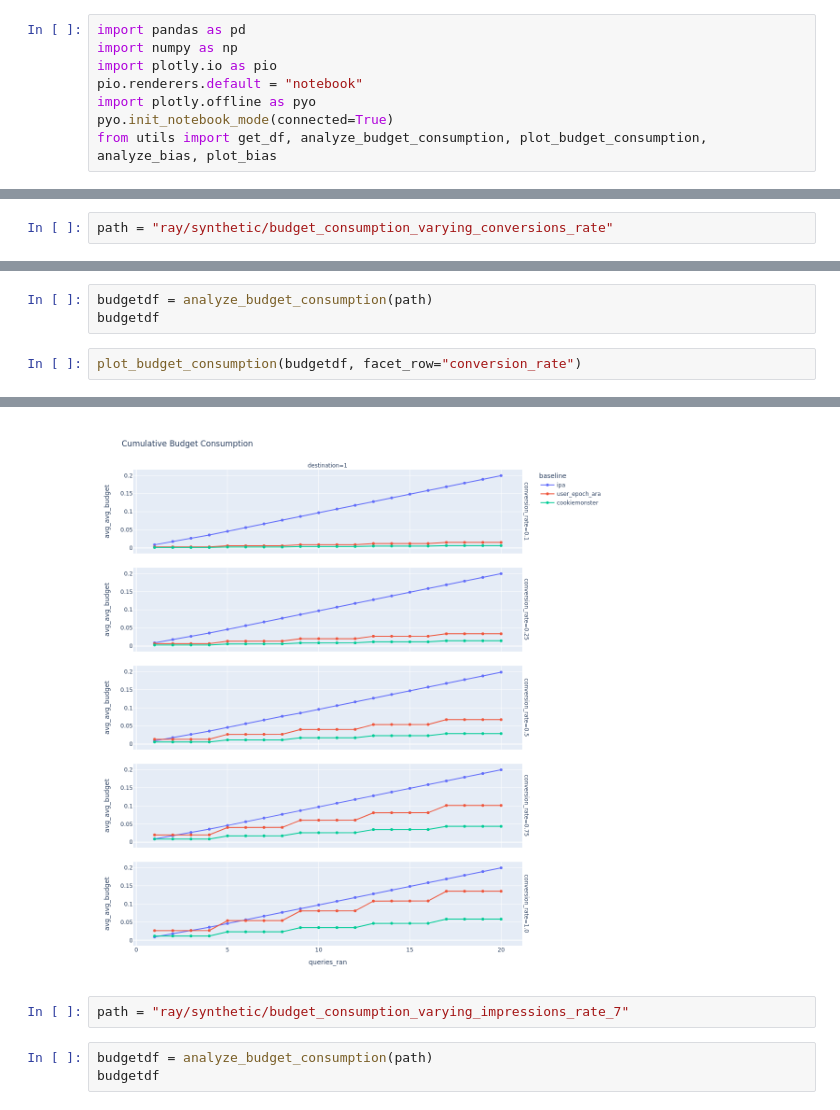
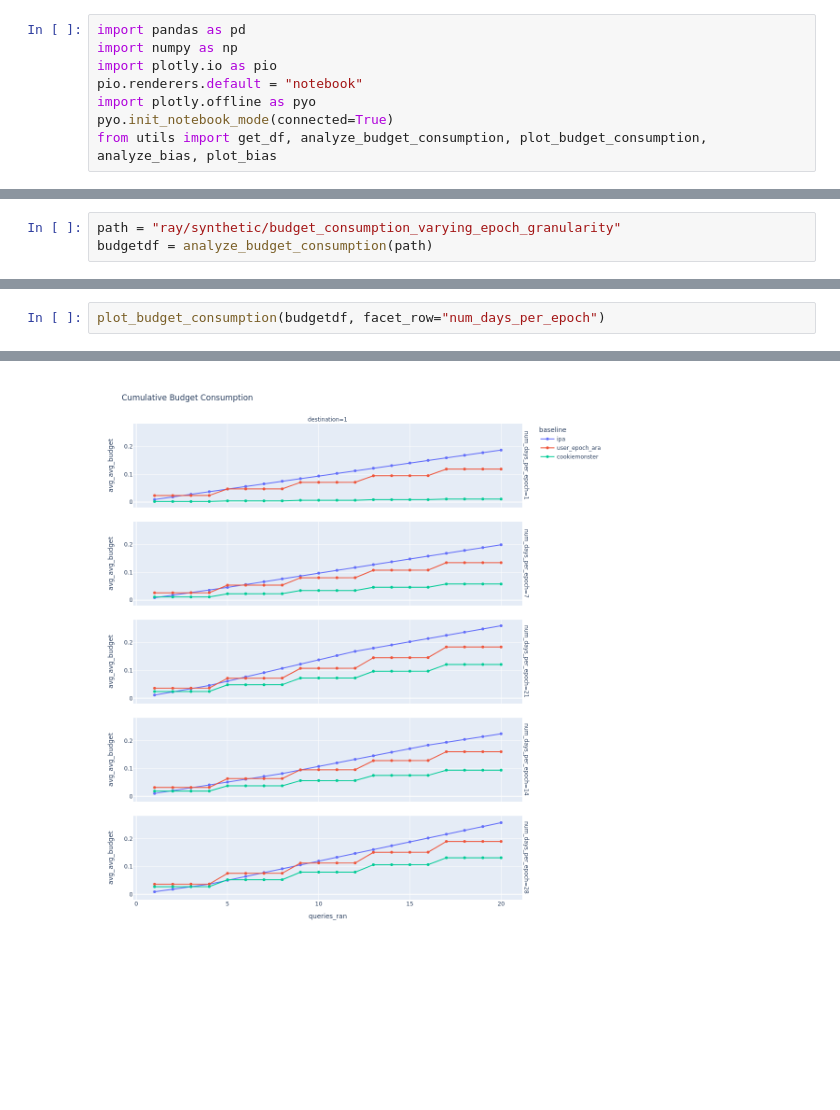
Before and after one commit to columbia/cookiemonster, a Jupyter notebook: notebooks/analysis.ipynb, the cells around one changed output, grey strips where cells are left out. Cells and saved outputs as stored; diff of their text form; blank space fills up the shorter version.

```diff
--- a/notebooks/analysis.ipynb
+++ b/notebooks/analysis.ipynb
@@ -15,2 +20,3 @@ from utils import get_df, analyze_budget_consumption, plot_budget_consumption, a
 # %%
-path = "ray/synthetic/budget_consumption_varying_conversions_rate"
+path = "ray/synthetic/budget_consumption_varying_epoch_granularity"
+budgetdf = analyze_budget_consumption(path)
@@ -17,6 +44,3 @@ path = "ray/synthetic/budget_consumption_varying_conversions_rate"
-# %%
-budgetdf = analyze_budget_consumption(path)
-budgetdf
 # %%
-plot_budget_consumption(budgetdf, facet_row="conversion_rate")
+plot_budget_consumption(budgetdf, facet_row="num_days_per_epoch")
 # %% [output]
@@ -25,6 +49 @@ plot_budget_consumption(budgetdf, facet_row="conversion_rate")
-[figure, old version]
+[figure, new version]
-# %%
-path = "ray/synthetic/budget_consumption_varying_impressions_rate_7"
-# %%
-budgetdf = analyze_budget_consumption(path)
-budgetdf
```
Also changed, not shown: parts of 6 cells of this notebook.
